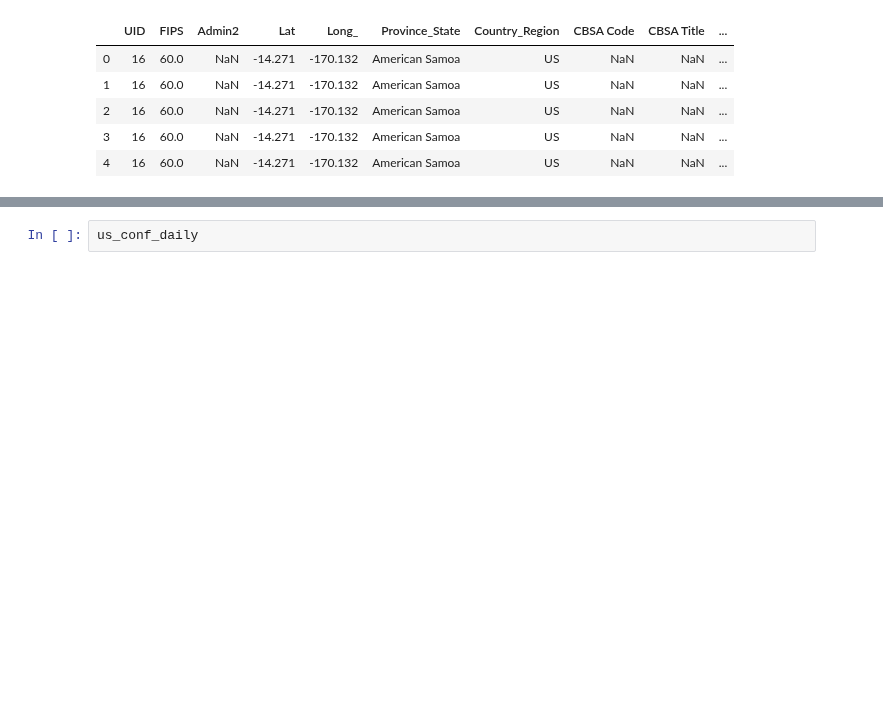
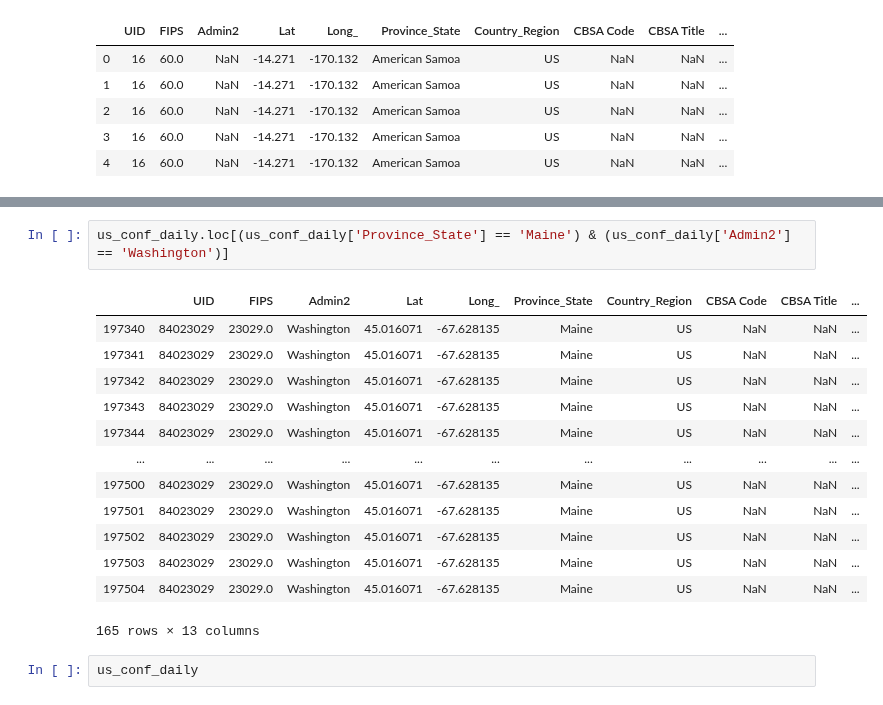
Before and after one commit to andrewcreates/DataScience-Projects, a Jupyter notebook: COVID-19/Pivot_function.ipynb, the cells around one changed output, grey strips where cells are left out. Drawn from its saved outputs; the diff is of its cells as text; blank space fills up the shorter version.

```diff
--- a/COVID-19/Pivot_function.ipynb
+++ b/COVID-19/Pivot_function.ipynb
@@ -74,3 +80,19 @@ Percentage of deaths from confirmed cases : 4.83 %
+# %%
+us_conf_daily.loc[(us_conf_daily['Province_State'] == 'Maine') & (us_conf_daily['Admin2'] == 'Washington')]
+# %% [output]
+|  | UID | FIPS | Admin2 | Lat | Long_ | Province_State | Country_Region | CBSA Code | CBSA Title | ... |
+| 197340 | 84023029 | 23029.0 | Washington | 45.016071 | -67.628135 | Maine | US | NaN | NaN | ... |
+| 197341 | 84023029 | 23029.0 | Washington | 45.016071 | -67.628135 | Maine | US | NaN | NaN | ... |
+| 197342 | 84023029 | 23029.0 | Washington | 45.016071 | -67.628135 | Maine | US | NaN | NaN | ... |
+| 197343 | 84023029 | 23029.0 | Washington | 45.016071 | -67.628135 | Maine | US | NaN | NaN | ... |
+| 197344 | 84023029 | 23029.0 | Washington | 45.016071 | -67.628135 | Maine | US | NaN | NaN | ... |
+| ... | ... | ... | ... | ... | ... | ... | ... | ... | ... | ... |
+| 197500 | 84023029 | 23029.0 | Washington | 45.016071 | -67.628135 | Maine | US | NaN | NaN | ... |
+| 197501 | 84023029 | 23029.0 | Washington | 45.016071 | -67.628135 | Maine | US | NaN | NaN | ... |
+| 197502 | 84023029 | 23029.0 | Washington | 45.016071 | -67.628135 | Maine | US | NaN | NaN | ... |
+| 197503 | 84023029 | 23029.0 | Washington | 45.016071 | -67.628135 | Maine | US | NaN | NaN | ... |
+| 197504 | 84023029 | 23029.0 | Washington | 45.016071 | -67.628135 | Maine | US | NaN | NaN | ... |
+165 rows × 13 columns
 # %%
 us_conf_daily
 # %% [output]
```
Also changed, not shown: parts of 2 cells of this notebook.
